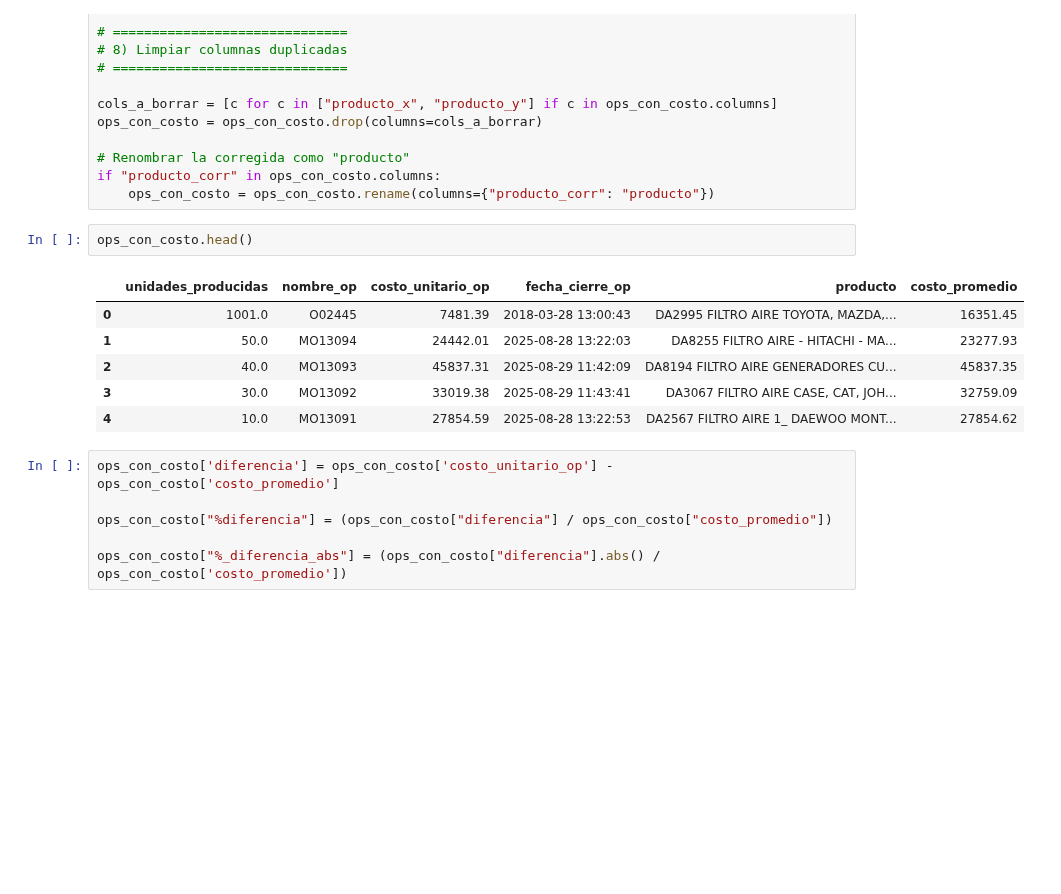
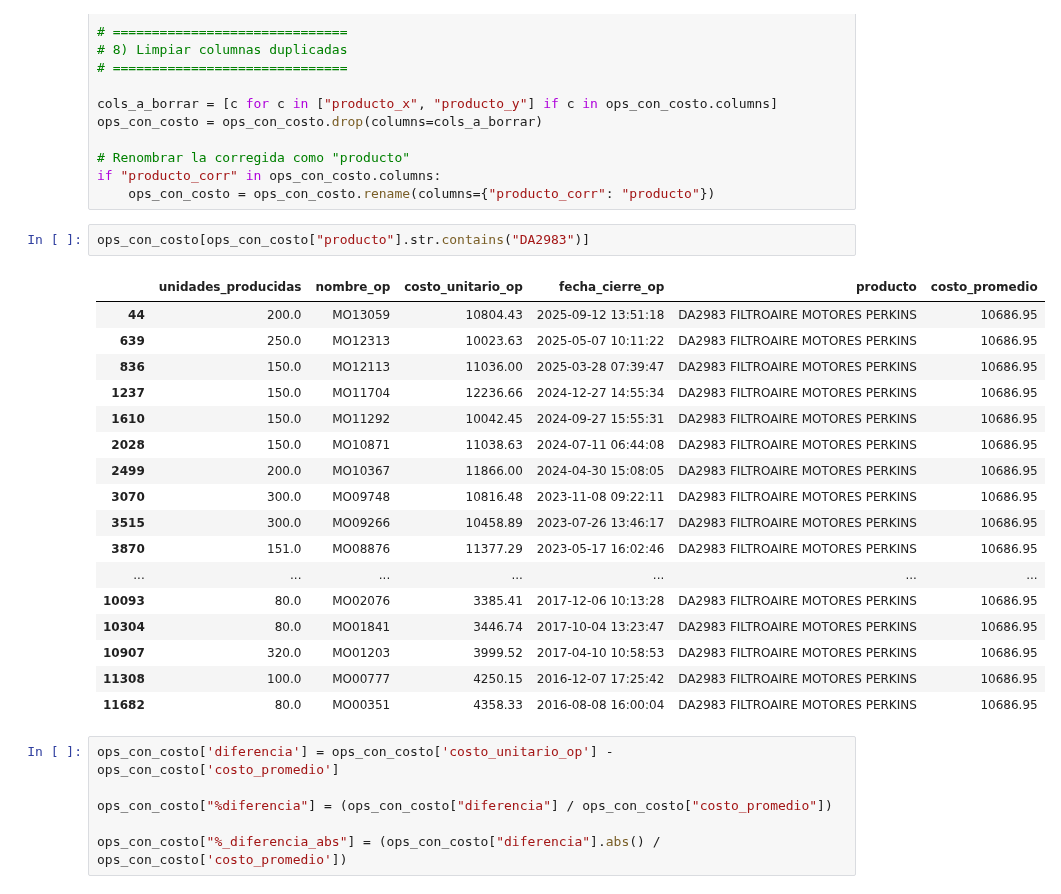
Before and after one commit to FiltrosDonsson/Proyectos-Data-analyst, a Jupyter notebook: PRORUDCCION/costo_produccion.ipynb, the cells around one changed output. Saved outputs shown, nothing was run; the diff lists cells and outputs as text; blank space fills up the shorter version.

```diff
--- a/PRORUDCCION/costo_produccion.ipynb
+++ b/PRORUDCCION/costo_produccion.ipynb
@@ -279,14 +276,25 @@ ops_con_costo = ops_con_costo.drop(columns=cols_a_borrar)
 if "producto_corr" in ops_con_costo.columns:
     ops_con_costo = ops_con_costo.rename(columns={"producto_corr": "producto"})
 # %%
-ops_con_costo.head()
+ops_con_costo[ops_con_costo["producto"].str.contains("DA2983")]
 # %% [output]
 |  | unidades_producidas | nombre_op | costo_unitario_op | fecha_cierre_op | producto | costo_promedio |
-| 0 | 1001.0 | O02445 | 7481.39 | 2018-03-28 13:00:43 | DA2995 FILTRO AIRE TOYOTA, MAZDA,... | 16351.45 |
-| 1 | 50.0 | MO13094 | 24442.01 | 2025-08-28 13:22:03 | DA8255 FILTRO AIRE - HITACHI - MA... | 23277.93 |
-| 2 | 40.0 | MO13093 | 45837.31 | 2025-08-29 11:42:09 | DA8194 FILTRO AIRE GENERADORES CU... | 45837.35 |
-| 3 | 30.0 | MO13092 | 33019.38 | 2025-08-29 11:43:41 | DA3067 FILTRO AIRE CASE, CAT, JOH... | 32759.09 |
-| 4 | 10.0 | MO13091 | 27854.59 | 2025-08-28 13:22:53 | DA2567 FILTRO AIRE 1_ DAEWOO MONT... | 27854.62 |
+| 44 | 200.0 | MO13059 | 10804.43 | 2025-09-12 13:51:18 | DA2983 FILTROAIRE MOTORES PERKINS | 10686.95 |
+| 639 | 250.0 | MO12313 | 10023.63 | 2025-05-07 10:11:22 | DA2983 FILTROAIRE MOTORES PERKINS | 10686.95 |
+| 836 | 150.0 | MO12113 | 11036.00 | 2025-03-28 07:39:47 | DA2983 FILTROAIRE MOTORES PERKINS | 10686.95 |
+| 1237 | 150.0 | MO11704 | 12236.66 | 2024-12-27 14:55:34 | DA2983 FILTROAIRE MOTORES PERKINS | 10686.95 |
+| 1610 | 150.0 | MO11292 | 10042.45 | 2024-09-27 15:55:31 | DA2983 FILTROAIRE MOTORES PERKINS | 10686.95 |
+| 2028 | 150.0 | MO10871 | 11038.63 | 2024-07-11 06:44:08 | DA2983 FILTROAIRE MOTORES PERKINS | 10686.95 |
+| 2499 | 200.0 | MO10367 | 11866.00 | 2024-04-30 15:08:05 | DA2983 FILTROAIRE MOTORES PERKINS | 10686.95 |
+| 3070 | 300.0 | MO09748 | 10816.48 | 2023-11-08 09:22:11 | DA2983 FILTROAIRE MOTORES PERKINS | 10686.95 |
+| 3515 | 300.0 | MO09266 | 10458.89 | 2023-07-26 13:46:17 | DA2983 FILTROAIRE MOTORES PERKINS | 10686.95 |
+| 3870 | 151.0 | MO08876 | 11377.29 | 2023-05-17 16:02:46 | DA2983 FILTROAIRE MOTORES PERKINS | 10686.95 |
+| ... | ... | ... | ... | ... | ... | ... |
+| 10093 | 80.0 | MO02076 | 3385.41 | 2017-12-06 10:13:28 | DA2983 FILTROAIRE MOTORES PERKINS | 10686.95 |
+| 10304 | 80.0 | MO01841 | 3446.74 | 2017-10-04 13:23:47 | DA2983 FILTROAIRE MOTORES PERKINS | 10686.95 |
+| 10907 | 320.0 | MO01203 | 3999.52 | 2017-04-10 10:58:53 | DA2983 FILTROAIRE MOTORES PERKINS | 10686.95 |
+| 11308 | 100.0 | MO00777 | 4250.15 | 2016-12-07 17:25:42 | DA2983 FILTROAIRE MOTORES PERKINS | 10686.95 |
+| 11682 | 80.0 | MO00351 | 4358.33 | 2016-08-08 16:00:04 | DA2983 FILTROAIRE MOTORES PERKINS | 10686.95 |
 # %%
 ops_con_costo['diferencia'] = ops_con_costo['costo_unitario_op'] - ops_con_costo['costo_promedio']
 
```
Also changed, not shown: parts of 10 cells of this notebook, 11 other files.
